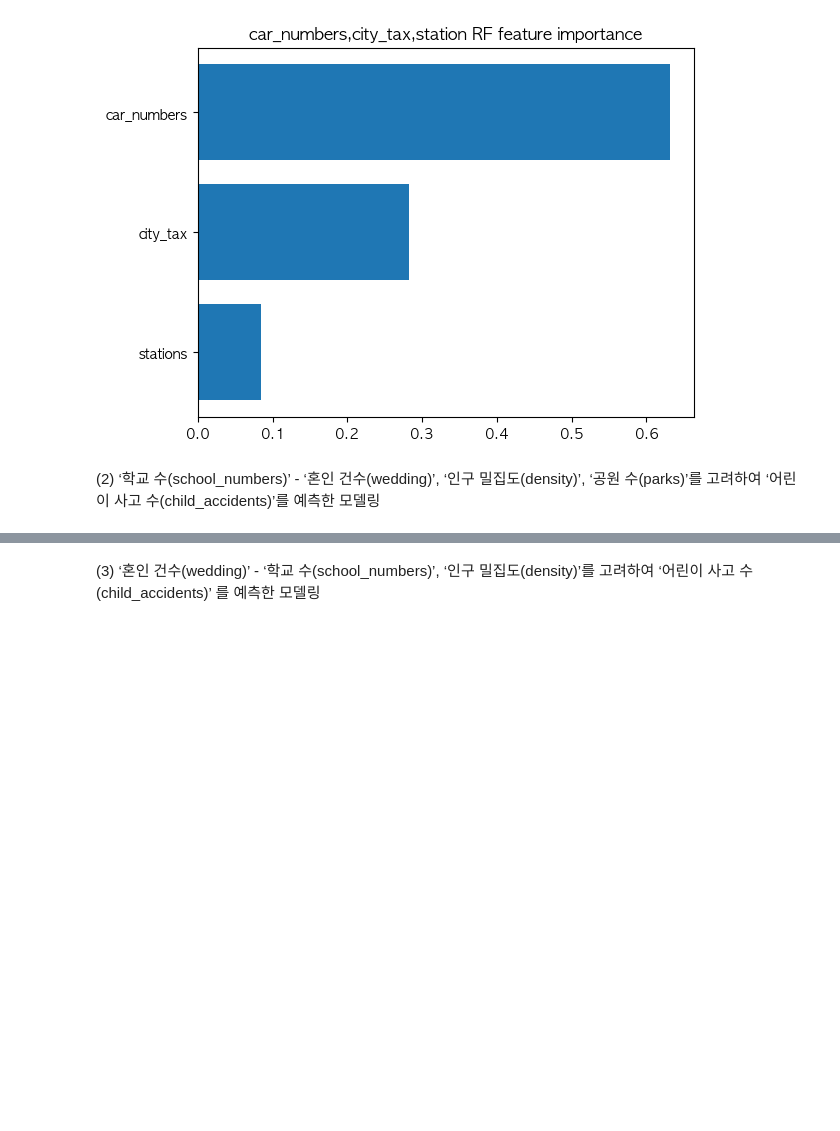
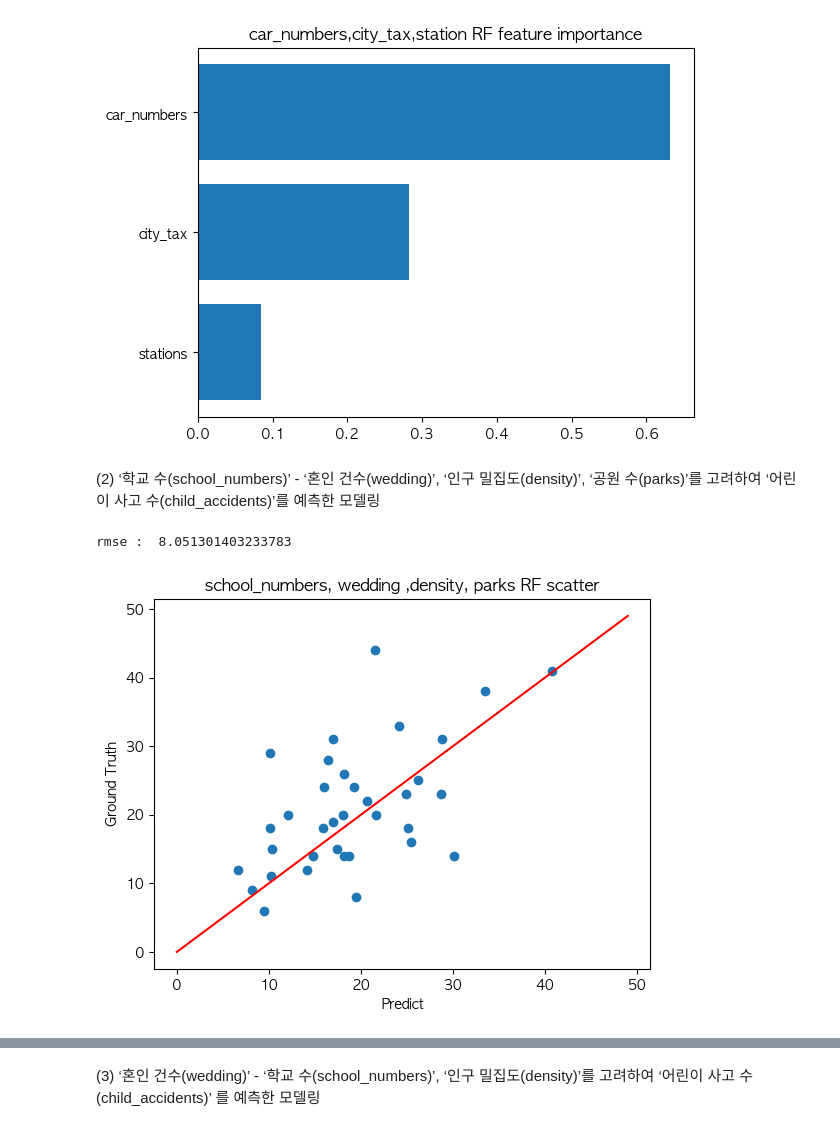
Before and after one commit to Nnnnuri/Analysis_Report, a Jupyter notebook: Project/report.ipynb, the cells around one changed output, grey strips where cells are left out. Saved outputs shown, nothing was run; the diff lists cells and outputs as text; code cells hidden in the pictures; blank space fills up the shorter version.

```diff
--- a/Project/report.ipynb
+++ b/Project/report.ipynb
@@ -357,3 +357,24 @@ plt.show()
 [figure]
 # %% [markdown]
 (2) ‘학교 수(school_numbers)’ - ‘혼인 건수(wedding)’, ‘인구 밀집도(density)’, ‘공원 수(parks)’를 고려하여 ‘어린이 사고 수(child_accidents)’를 예측한 모델링
+# %%
+# 아래 변수들을 가지고 child_accident를 예측하는 모델 구축(인과관계)
+rf_model5 = RandomForestRegressor(n_estimators=100, random_state=42)
+select_col5 = ['school_numbers', 'wedding', 'density', 'parks']
+
+# 모델학습
+rf_model5.fit(train.loc[:, select_col5], train['child_accidents'])
+predict5 = rf_model5.predict(test.loc[:, select_col5])
+# %%
+plt.title('school_numbers, wedding ,density, parks RF scatter')
+plt.scatter(predict5, test['child_accidents'])
+plt.xlabel('Predict')
+plt.ylabel('Ground Truth')
+
+x = np.arange(0,50)
+y = x
+plt.plot(x,y,'r')
+print('rmse : ' ,root_mean_squared_error(predict5, test['child_accidents']))
+# %% [output]
+rmse :  8.051301403233783
+[figure, added]
```
Also changed, not shown: parts of 8 cells of this notebook.
